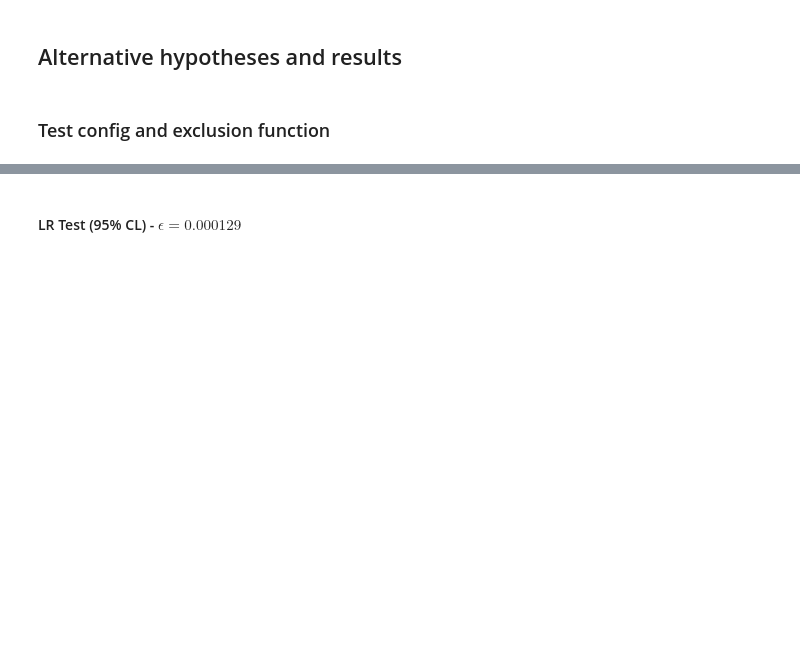
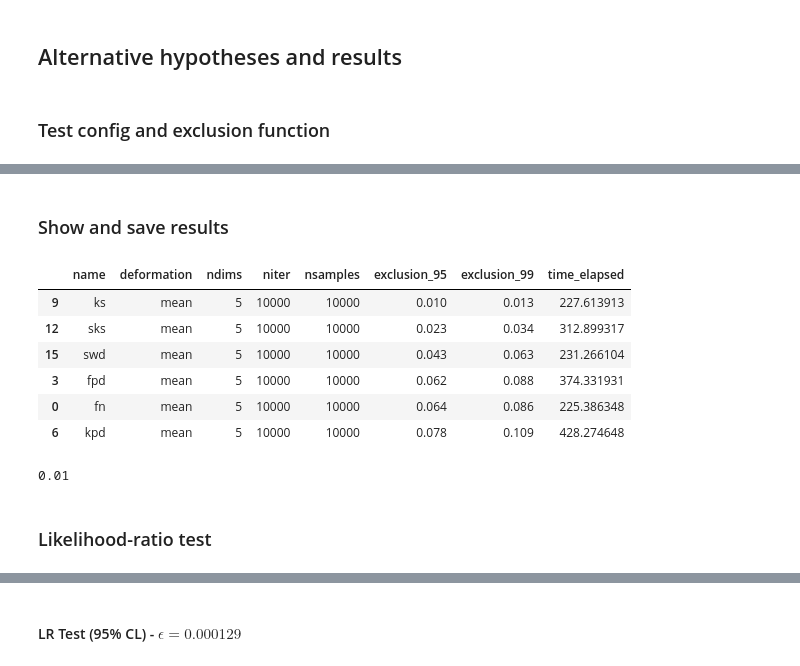
Before and after one commit to TwoSampleTests/GenerativeModelsMetrics, a Jupyter notebook: notebooks/Analysis_5D.ipynb, the cells around one changed output, grey strips where cells are left out. Cells and saved outputs as stored; diff of their text form; code cells hidden in the pictures; blank space fills up the shorter version.

```diff
--- a/notebooks/Analysis_5D.ipynb
+++ b/notebooks/Analysis_5D.ipynb
@@ -2800,0 +765,14 @@ with open(null_hypotheses_dir+"exclusion_list_10K_5D_mean_var.json", "w") as out
+# %%
+if test_config_null["use_tf"]:
+    dtype = getattr(tf, test_config_null["dtype_input"])
+else:
+    dtype = np.dtype(test_config_null["dtype_input"])
+test_kwargs = {"niter": 10,
+               "batch_size_test": test_config_null["batch_size_test"],
+               "batch_size_gen": test_config_null["batch_size_gen"],
+               "small_sample_threshold": test_config_null["small_sample_threshold"],
+               "dtype_input": dtype,
+               "seed_input": test_config_null["seed"],
+               "use_tf": test_config_null["use_tf"],
+               "mirror_strategy": test_config_null["mirror_strategy"],
+               "verbose": False}
@@ -2800,0 +819,48 @@ with open(null_hypotheses_dir+"exclusion_list_10K_5D_mean_var.json", "w") as out
+# %% [markdown]
+### Show and save results
+# %%
+# import exclusion_limits.json file
+deformations = ["mean", "std", "both"]
+global_results = {}
+
+exclusion_limits_file = model_dir + "exclusion_limits.json"
+with open(exclusion_limits_file, "r") as file:
+    exclusion_limits = json.load(file)
+
+global_results.update(exclusion_limits)
+# %%
+global_results_list = [x for x in global_results.values()]
+results = []
+for global_result in global_results_list:
+    #print(global_result["null_config"].keys())
+    name = global_result["null_config"]["name"]
+    deformation = global_result["deformation"]
+    ndims = global_result["null_config"]["test_config"]["ndims"]
+    niter = global_result["null_config"]["test_config"]["niter"]
+    nsamples = global_result["null_config"]["test_config"]["batch_size_test"]
+    exclusion_95 = format(global_result["exclusion_list"][0][2], ".3f")
+    exclusion_99 = format(global_result["exclusion_list"][1][2], ".3f")
+    time_elapsed = global_result["time_elapsed"]
+    results.append([name, deformation, ndims, niter, nsamples, exclusion_95, exclusion_99, time_elapsed])
+results_df = pd.DataFrame(results, columns=["name", "deformation", "ndims", "niter", "nsamples", "exclusion_95", "exclusion_99", "time_elapsed"])
+# %%
+results_df_mean = results_df[results_df["deformation"] == "mean"]
+results_df_std = results_df[results_df["deformation"] == "std"]
+results_df_both = results_df[results_df["deformation"] == "both"]
+# %%
+results_df_mean.sort_values(by="exclusion_95", ascending=True)
+# %% [output]
+|  | name | deformation | ndims | niter | nsamples | exclusion_95 | exclusion_99 | time_elapsed |
+| 9 | ks | mean | 5 | 10000 | 10000 | 0.010 | 0.013 | 227.613913 |
+| 12 | sks | mean | 5 | 10000 | 10000 | 0.023 | 0.034 | 312.899317 |
+| 15 | swd | mean | 5 | 10000 | 10000 | 0.043 | 0.063 | 231.266104 |
+| 3 | fpd | mean | 5 | 10000 | 10000 | 0.062 | 0.088 | 374.331931 |
+| 0 | fn | mean | 5 | 10000 | 10000 | 0.064 | 0.086 | 225.386348 |
+| 6 | kpd | mean | 5 | 10000 | 10000 | 0.078 | 0.109 | 428.274648 |
+# %%
+eps_max_for_LR = eval(min(results_df_mean["exclusion_95"].to_numpy()))
+eps_max_for_LR
+# %% [output]
+0.01
+# %% [markdown]
+### Likelihood-ratio test
```
Also changed, not shown: parts of 132 cells of this notebook, 5 other files.
